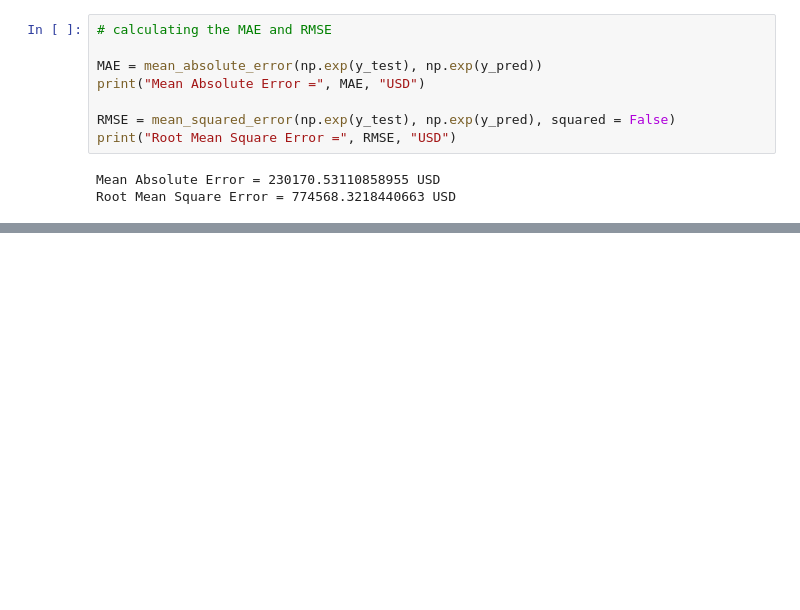
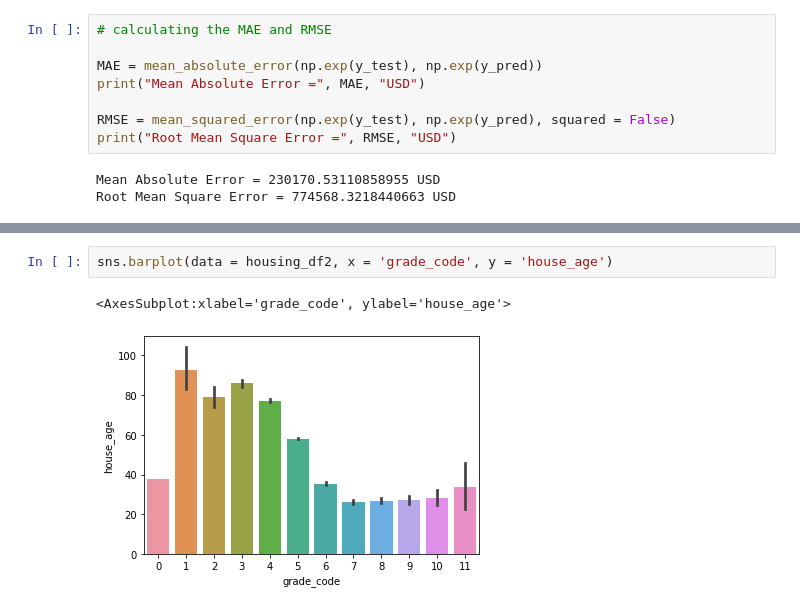
Before and after one commit to Kellyajara/RealEstate-Classification, a Jupyter notebook: New Project Notebook.ipynb, the cells around one changed output, grey strips where cells are left out. Cells and saved outputs as stored; diff of their text form; blank space fills up the shorter version.

```diff
--- a/New Project Notebook.ipynb
+++ b/New Project Notebook.ipynb
@@ -838,0 +858,5 @@ Root Mean Square Error = 774568.3218440663 USD
+# %%
+sns.barplot(data = housing_df2, x = 'grade_code', y = 'house_age')
+# %% [output]
+<AxesSubplot:xlabel='grade_code', ylabel='house_age'>
+[figure, added]
```
Also changed, not shown: parts of 11 cells of this notebook, 1 other file.
